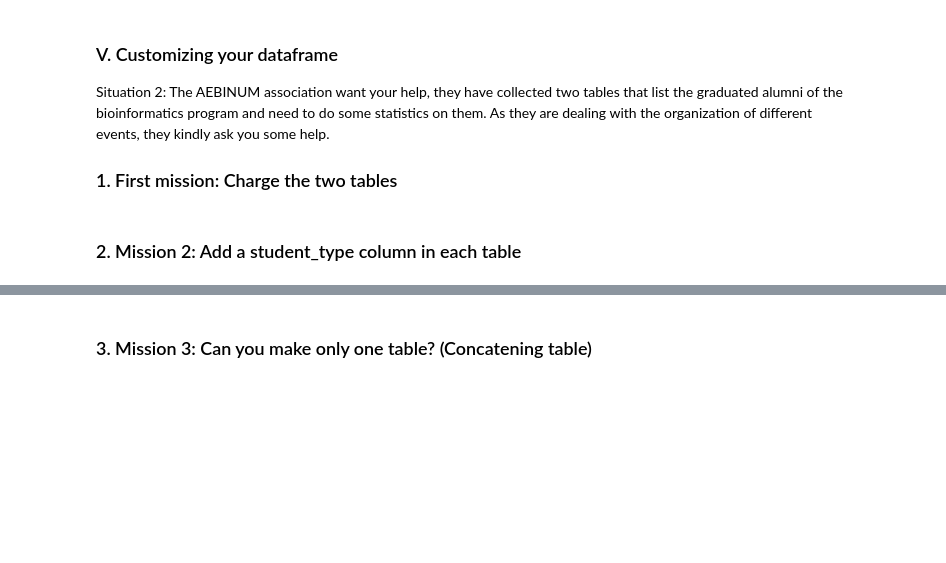
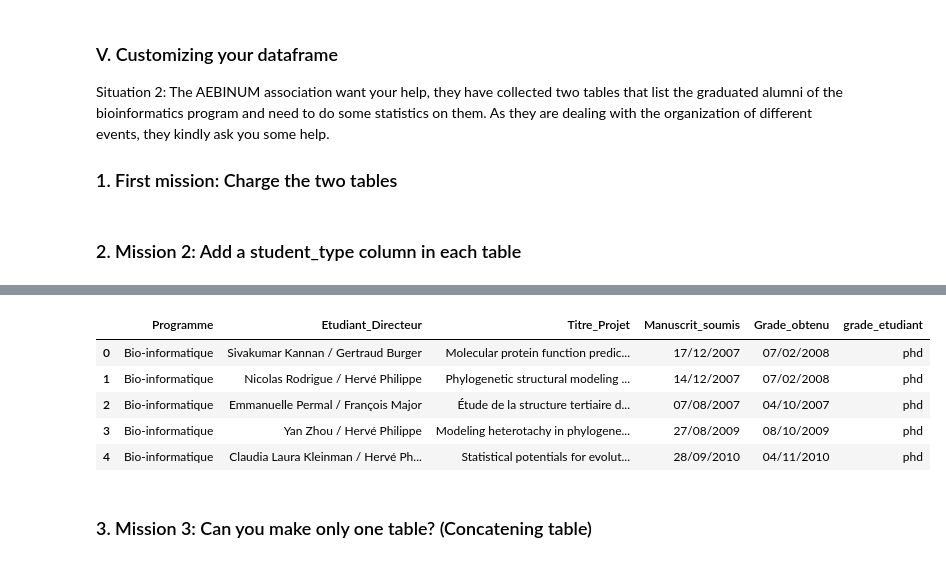
Before and after one commit to ladyson1806/AEBINUM, a Jupyter notebook: datatrek_2021/Data_Processing_Python_correction.ipynb, the cells around one changed output, grey strips where cells are left out. Drawn from its saved outputs; the diff is of its cells as text; code cells hidden in the pictures; blank space fills up the shorter version.

```diff
--- a/datatrek_2021/Data_Processing_Python_correction.ipynb
+++ b/datatrek_2021/Data_Processing_Python_correction.ipynb
@@ -666,7 +671,14 @@ master_table
 # %%
 #### Your turn!
 phd_table['grade_etudiant'] = 'phd'
-phd_table
+phd_table.head()
+# %% [output]
+|  | Programme | Etudiant_Directeur | Titre_Projet | Manuscrit_soumis | Grade_obtenu | grade_etudiant |
+| 0 | Bio-informatique | Sivakumar Kannan / Gertraud Burger | Molecular protein function predic... | 17/12/2007 | 07/02/2008 | phd |
+| 1 | Bio-informatique | Nicolas Rodrigue / Hervé Philippe | Phylogenetic structural modeling ... | 14/12/2007 | 07/02/2008 | phd |
+| 2 | Bio-informatique | Emmanuelle Permal / François Major | Étude de la structure tertiaire d... | 07/08/2007 | 04/10/2007 | phd |
+| 3 | Bio-informatique | Yan Zhou / Hervé Philippe | Modeling heterotachy in phylogene... | 27/08/2009 | 08/10/2009 | phd |
+| 4 | Bio-informatique | Claudia Laura Kleinman / Hervé Ph... | Statistical potentials for evolut... | 28/09/2010 | 04/11/2010 | phd |
 # %% [markdown]
 ### 3. Mission 3: Can you make only one table? (Concatening table)
 # %%
```
Also changed, not shown: parts of 15 cells of this notebook.
